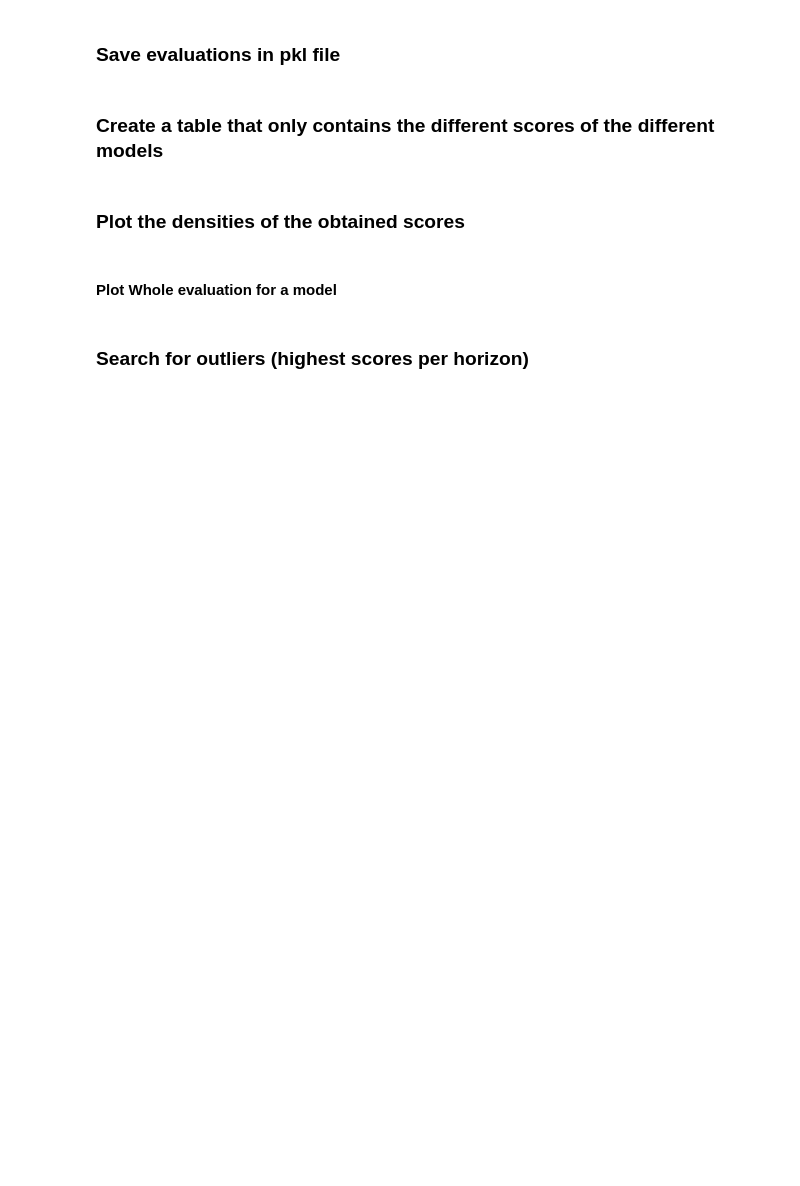
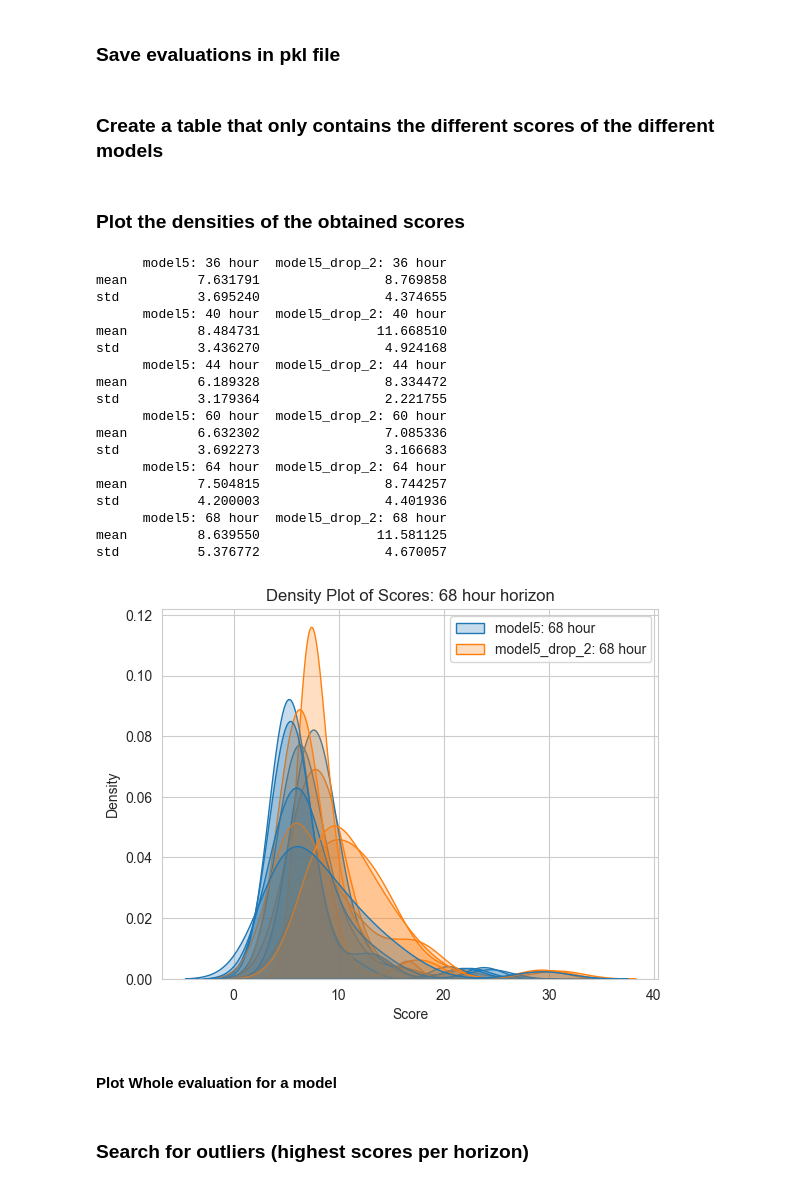
Before and after one commit to EliasKng/PTSFC, a Jupyter notebook: Energy/cross_validate_energy.ipynb, the cells around one changed output. Drawn from its saved outputs; the diff is of its cells as text; code cells hidden in the pictures; blank space fills up the shorter version.

Commit message:
Energy: Validate drop_2 vs model5

```diff
--- a/Energy/cross_validate_energy.ipynb
+++ b/Energy/cross_validate_energy.ipynb
@@ -147,21 +211,43 @@ score_df = pd.concat(scores, axis=1,keys=names)
 # %% [markdown]
 ### Plot the densities of the obtained scores
 # %%
-# models_display = ['baseline', 'mstl', 'model5', 'MM mstl bl model5', 'MM mstl bl model5']
-models_display = ['MM mstl bl model5', 'MM bl model5','MM mstl model5']
+# models_display = ['MM mstl bl model5', 'MM bl model5','MM mstl model5']
+models_display = [m['name'] for m in models]
 # models_display = ['baseline', 'model4_sunhours', 'model4_holidays_2', 'model4', 'model4_population']
 for h in [str(h) + " hour" for h in [36, 40, 44, 60, 64, 68]]:
     # sns.kdeplot(data=score_df.loc[:,[f'baseline: {h}',f'model3: {h}',f'MM_baseline_model3: {h}']], fill=True)
     sns.kdeplot(data=score_df.loc[:,[f'{m}: {h}' for m in models_display]], fill=True)
+
+    print(score_df.loc[:,[f'{m}: {h}' for m in models_display]].agg(['mean','std']))
 
     # Adding labels and title
     plt.xlabel('Score')
     plt.ylabel('Density')
     plt.title(f'Density Plot of Scores: {h} horizon')
 
     # Display the plot
     plt.savefig(f'plots/density_plot_{h.replace(" ", "_")}.png')
-    plt.show()
+    # plt.show()
+# %% [output]
+      model5: 36 hour  model5_drop_2: 36 hour
+mean         7.631791                8.769858
+std          3.695240                4.374655
+      model5: 40 hour  model5_drop_2: 40 hour
+mean         8.484731               11.668510
+std          3.436270                4.924168
+      model5: 44 hour  model5_drop_2: 44 hour
+mean         6.189328                8.334472
+std          3.179364                2.221755
+      model5: 60 hour  model5_drop_2: 60 hour
+mean         6.632302                7.085336
+std          3.692273                3.166683
+      model5: 64 hour  model5_drop_2: 64 hour
+mean         7.504815                8.744257
+std          4.200003                4.401936
+      model5: 68 hour  model5_drop_2: 68 hour
+mean         8.639550               11.581125
+std          5.376772                4.670057
+[figure, added]
 # %%
 for h in [str(h) + " hour" for h in [36, 40, 44, 60, 64, 68]]:
     # Plot values from two columns over time
```
Also changed, not shown: parts of 3 cells of this notebook.
